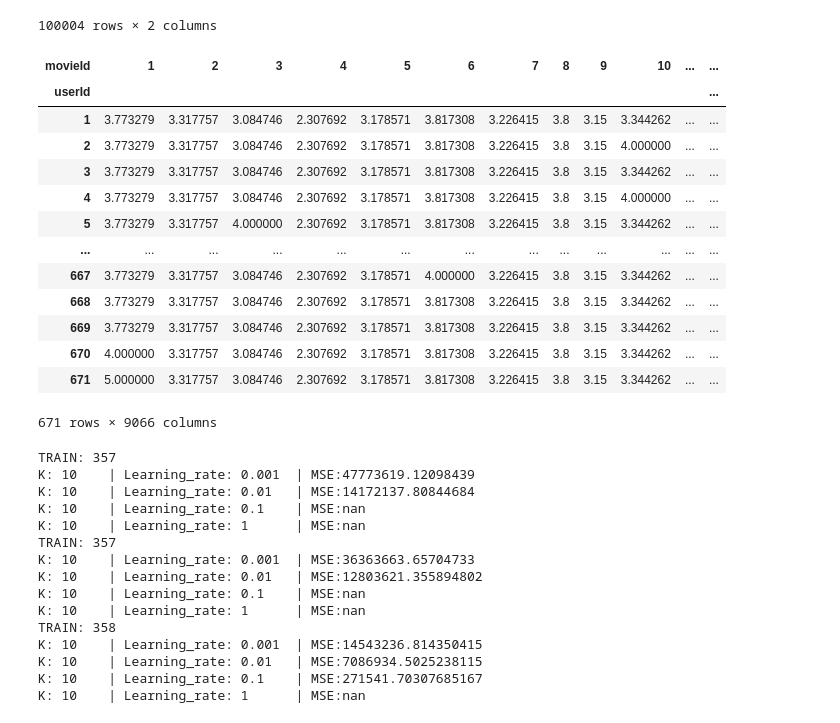
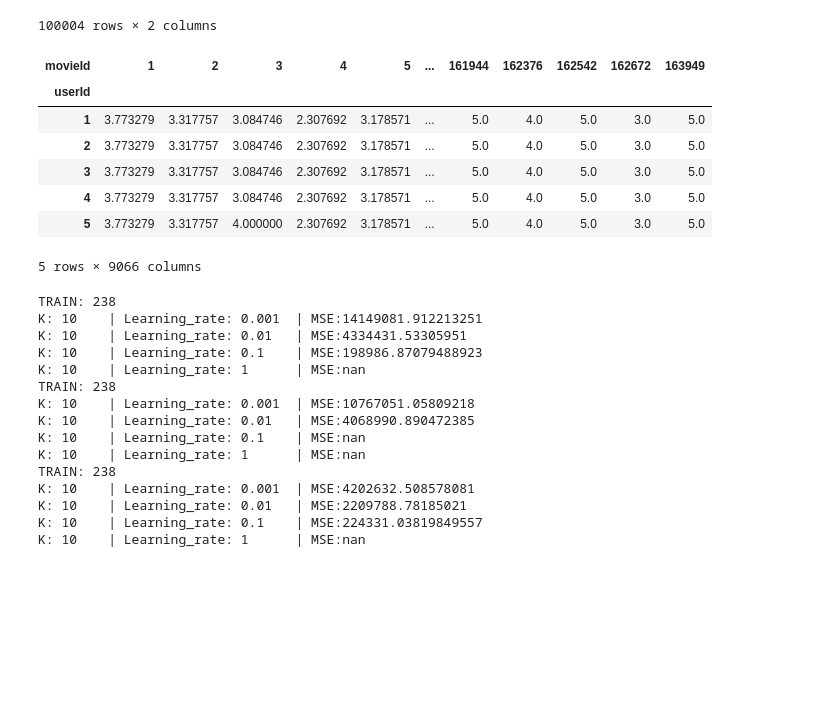
Before and after one commit to carlosgeovany/MachineLearning, a Jupyter notebook: RecommenderSystem.ipynb, the cells around one changed output. Drawn from its saved outputs; the diff is of its cells as text; code cells hidden in the pictures; blank space fills up the shorter version.

```diff
--- a/RecommenderSystem.ipynb
+++ b/RecommenderSystem.ipynb
@@ -1,6 +3,7 @@
 # %%
 import numpy as np
 import pandas as pd
+
 import matplotlib.pyplot as plt
 import seaborn as sns
 from sklearn.model_selection import KFold, train_test_split
@@ -8,3 +11,4 @@ from sklearn.model_selection import KFold, train_test_split
 from recommender import matrix_factorization, find_best
 
 np.random.seed(seed=1983)
+pd.set_option("display.max_columns", 10)
@@ -247,20 +262,14 @@ ratings = ratings.fillna(ratings.mean())
 ## replace NAN with zero
 #ratings = ratings.fillna(0)
 # %%
-ratings
+ratings.head(5)
 # %% [output]
-| movieId | 1 | 2 | 3 | 4 | 5 | 6 | 7 | 8 | 9 | 10 | ... | ... |
-| userId |  |  |  |  |  |  |  |  |  |  |  | ... |
-| 1 | 3.773279 | 3.317757 | 3.084746 | 2.307692 | 3.178571 | 3.817308 | 3.226415 | 3.8 | 3.15 | 3.344262 | ... | ... |
-| 2 | 3.773279 | 3.317757 | 3.084746 | 2.307692 | 3.178571 | 3.817308 | 3.226415 | 3.8 | 3.15 | 4.000000 | ... | ... |
-| 3 | 3.773279 | 3.317757 | 3.084746 | 2.307692 | 3.178571 | 3.817308 | 3.226415 | 3.8 | 3.15 | 3.344262 | ... | ... |
-| 4 | 3.773279 | 3.317757 | 3.084746 | 2.307692 | 3.178571 | 3.817308 | 3.226415 | 3.8 | 3.15 | 4.000000 | ... | ... |
-| 5 | 3.773279 | 3.317757 | 4.000000 | 2.307692 | 3.178571 | 3.817308 | 3.226415 | 3.8 | 3.15 | 3.344262 | ... | ... |
-| ... | ... | ... | ... | ... | ... | ... | ... | ... | ... | ... | ... | ... |
-| 667 | 3.773279 | 3.317757 | 3.084746 | 2.307692 | 3.178571 | 4.000000 | 3.226415 | 3.8 | 3.15 | 3.344262 | ... | ... |
-| 668 | 3.773279 | 3.317757 | 3.084746 | 2.307692 | 3.178571 | 3.817308 | 3.226415 | 3.8 | 3.15 | 3.344262 | ... | ... |
-| 669 | 3.773279 | 3.317757 | 3.084746 | 2.307692 | 3.178571 | 3.817308 | 3.226415 | 3.8 | 3.15 | 3.344262 | ... | ... |
-| 670 | 4.000000 | 3.317757 | 3.084746 | 2.307692 | 3.178571 | 3.817308 | 3.226415 | 3.8 | 3.15 | 3.344262 | ... | ... |
-| 671 | 5.000000 | 3.317757 | 3.084746 | 2.307692 | 3.178571 | 3.817308 | 3.226415 | 3.8 | 3.15 | 3.344262 | ... | ... |
+| movieId | 1 | 2 | 3 | 4 | 5 | ... | 161944 | 162376 | 162542 | 162672 | 163949 |
+| userId |  |  |  |  |  |  |  |  |  |  |  |
+| 1 | 3.773279 | 3.317757 | 3.084746 | 2.307692 | 3.178571 | ... | 5.0 | 4.0 | 5.0 | 3.0 | 5.0 |
+| 2 | 3.773279 | 3.317757 | 3.084746 | 2.307692 | 3.178571 | ... | 5.0 | 4.0 | 5.0 | 3.0 | 5.0 |
+| 3 | 3.773279 | 3.317757 | 3.084746 | 2.307692 | 3.178571 | ... | 5.0 | 4.0 | 5.0 | 3.0 | 5.0 |
+| 4 | 3.773279 | 3.317757 | 3.084746 | 2.307692 | 3.178571 | ... | 5.0 | 4.0 | 5.0 | 3.0 | 5.0 |
+| 5 | 3.773279 | 3.317757 | 4.000000 | 2.307692 | 3.178571 | ... | 5.0 | 4.0 | 5.0 | 3.0 | 5.0 |
-671 rows × 9066 columns
+5 rows × 9066 columns
 # %%
@@ -269,26 +280,27 @@ train, test = train_test_split(ratings, test_size = 0.2)
 kf = KFold(n_splits=3)
 # %%
+## Find best with folded training data
 mse_s=[]
 for train, _ in kf.split(train, None):
     df = pd.DataFrame(train)
     print(f"TRAIN: {len(train)}")
-    mse_s.append(find_best(df,max_range=10, iterations=5))
+    mse_s.append(find_best(df,max_Ks=10, iterations=5))
 # %% [output]
-TRAIN: 357
-K: 10    | Learning_rate: 0.001  | MSE:47773619.12098439
-K: 10    | Learning_rate: 0.01   | MSE:14172137.80844684
+TRAIN: 238
+K: 10    | Learning_rate: 0.001  | MSE:14149081.912213251
+K: 10    | Learning_rate: 0.01   | MSE:4334431.53305951
+K: 10    | Learning_rate: 0.1    | MSE:198986.87079488923
+K: 10    | Learning_rate: 1      | MSE:nan
+TRAIN: 238
+K: 10    | Learning_rate: 0.001  | MSE:10767051.05809218
+K: 10    | Learning_rate: 0.01   | MSE:4068990.890472385
 K: 10    | Learning_rate: 0.1    | MSE:nan
 K: 10    | Learning_rate: 1      | MSE:nan
-TRAIN: 357
-K: 10    | Learning_rate: 0.001  | MSE:36363663.65704733
-K: 10    | Learning_rate: 0.01   | MSE:12803621.355894802
-K: 10    | Learning_rate: 0.1    | MSE:nan
+TRAIN: 238
+K: 10    | Learning_rate: 0.001  | MSE:4202632.508578081
+K: 10    | Learning_rate: 0.01   | MSE:2209788.78185021
+K: 10    | Learning_rate: 0.1    | MSE:224331.03819849557
 K: 10    | Learning_rate: 1      | MSE:nan
-TRAIN: 358
-K: 10    | Learning_rate: 0.001  | MSE:14543236.814350415
-K: 10    | Learning_rate: 0.01   | MSE:7086934.5025238115
-K: 10    | Learning_rate: 0.1    | MSE:271541.70307685167
-K: 10    | Learning_rate: 1      | MSE:nan
 # %%
 best = []
 b = float(10e5)
```
Also changed, not shown: parts of 23 cells of this notebook, 1 other file.
